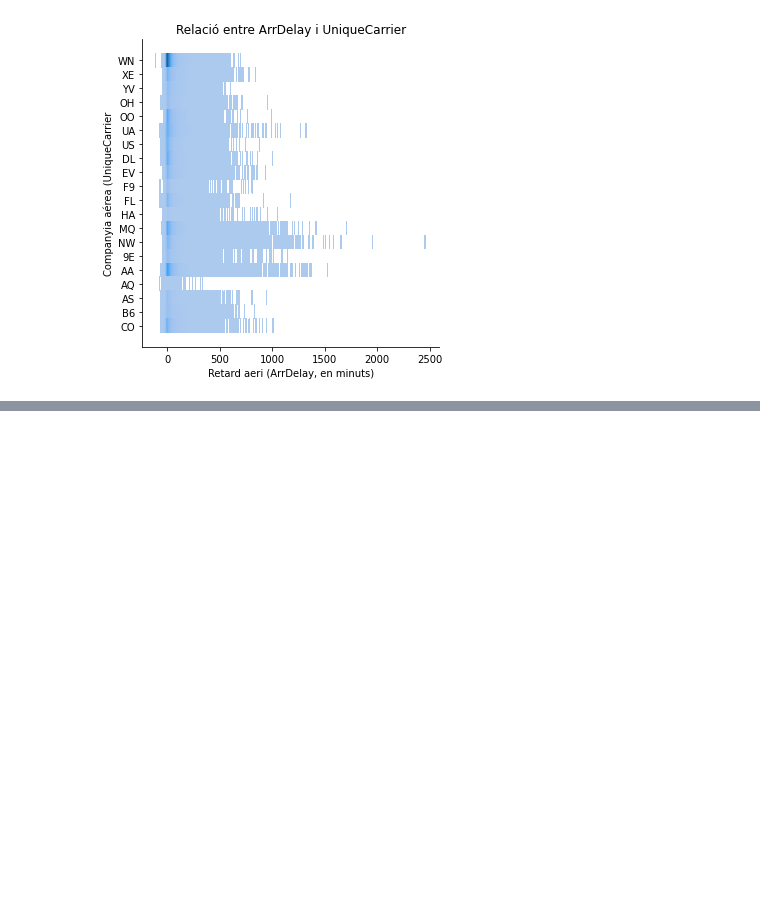
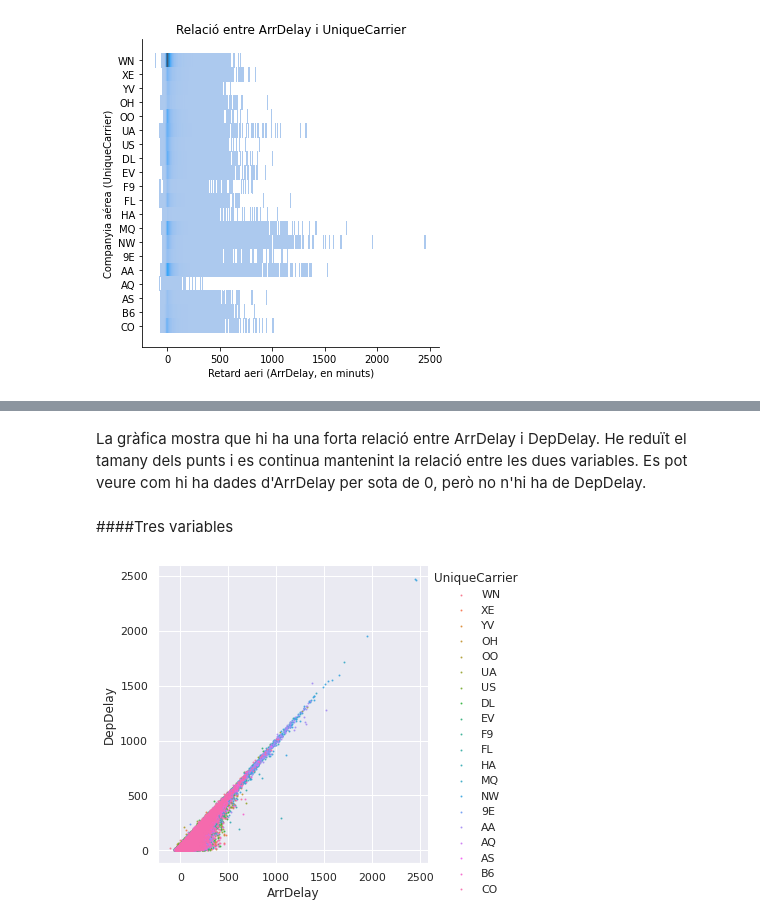
Before and after one commit to davifebdn/visualitzaci-_explorat-ria, a Jupyter notebook: Data_Science_Sprint_3_T01_Visualització_gràfica_d'un_dataset.ipynb, the cells around one changed output, grey strips where cells are left out. Drawn from its saved outputs; the diff is of its cells as text; code cells hidden in the pictures; blank space fills up the shorter version.

```diff
--- a/Data_Science_Sprint_3_T01_Visualització_gràfica_d'un_dataset.ipynb
+++ b/Data_Science_Sprint_3_T01_Visualització_gràfica_d'un_dataset.ipynb
@@ -108,0 +120,11 @@ plt.show()
+# %% [markdown]
+La gràfica mostra que hi ha una forta relació entre ArrDelay i DepDelay. He reduït el tamany dels punts i es continua mantenint la relació entre les dues variables. Es pot veure com hi ha dades d'ArrDelay per sota de 0, però no n'hi ha de DepDelay.
+# %% [markdown]
+####Tres variables
+# %%
+#Tres variables (ArrDelay, DepDelay i UniqueCarrier)
+sns.lmplot( x="ArrDelay", y="DepDelay", data=df, fit_reg=False, hue='UniqueCarrier', legend=True, scatter_kws={'s':1})
+sns.set(rc={'figure.figsize':(22,16)})
+plt.show()
+# %% [output]
+[figure, added]
```
Also changed, not shown: parts of 9 cells of this notebook.
